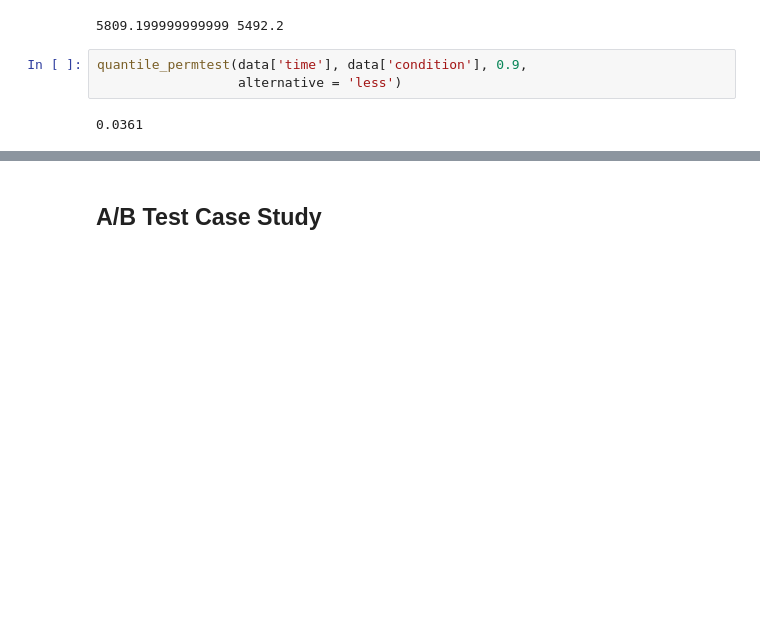
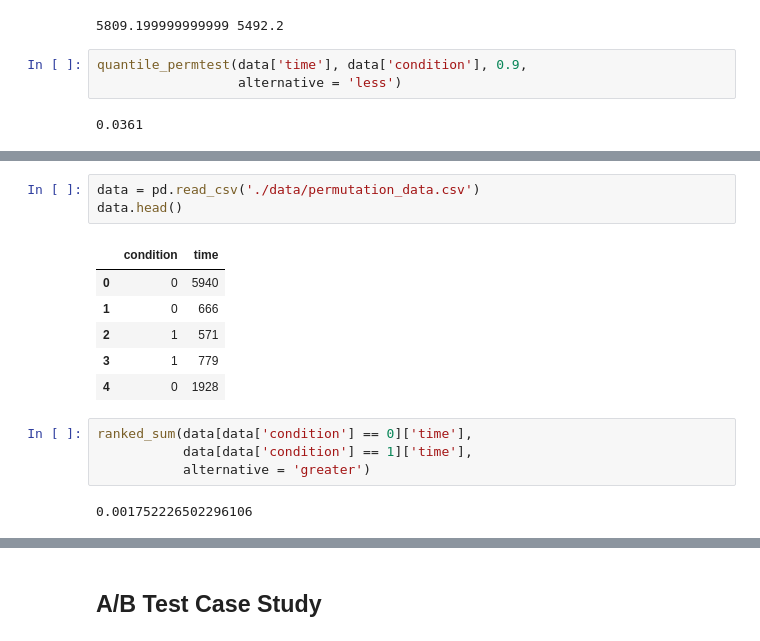
Before and after one commit to lyustefan/udacity_ds_nanodegree, a Jupyter notebook: experiment_design.ipynb, the cells around one changed output, grey strips where cells are left out. Drawn from its saved outputs; the diff is of its cells as text; blank space fills up the shorter version.

```diff
--- a/experiment_design.ipynb
+++ b/experiment_design.ipynb
@@ -616,0 +671,16 @@ quantile_permtest(data['time'], data['condition'], 0.9,
+# %%
+data = pd.read_csv('./data/permutation_data.csv')
+data.head()
+# %% [output]
+|  | condition | time |
+| 0 | 0 | 5940 |
+| 1 | 0 | 666 |
+| 2 | 1 | 571 |
+| 3 | 1 | 779 |
+| 4 | 0 | 1928 |
+# %%
+ranked_sum(data[data['condition'] == 0]['time'],
+           data[data['condition'] == 1]['time'],
+           alternative = 'greater')
+# %% [output]
+0.001752226502296106
```
Also changed, not shown: parts of 12 cells of this notebook, 33 other files.
